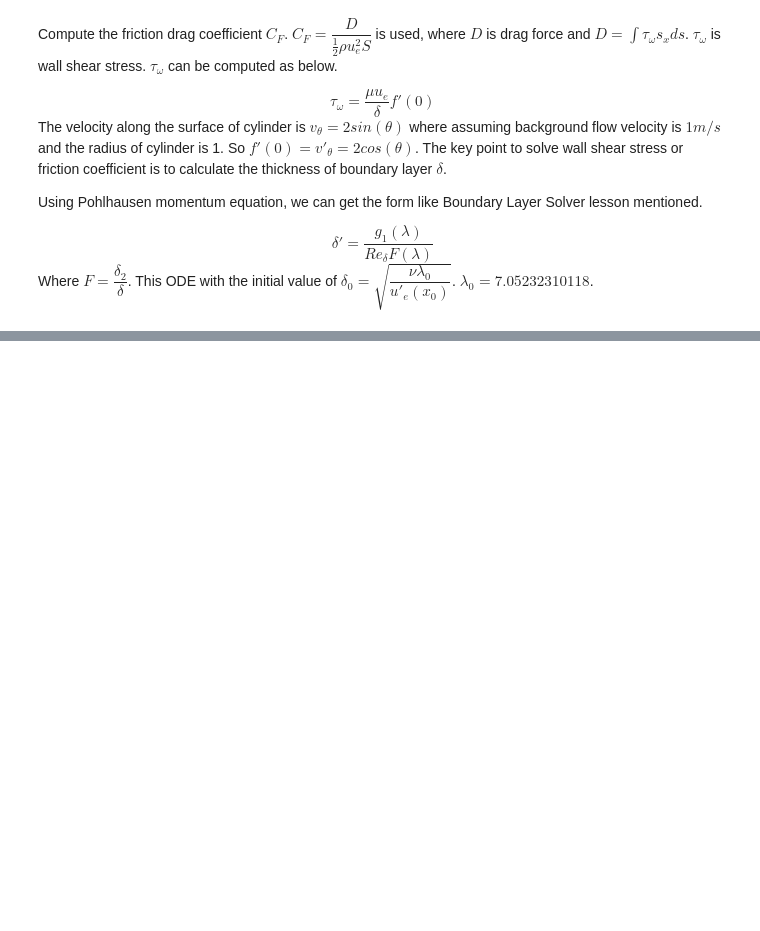
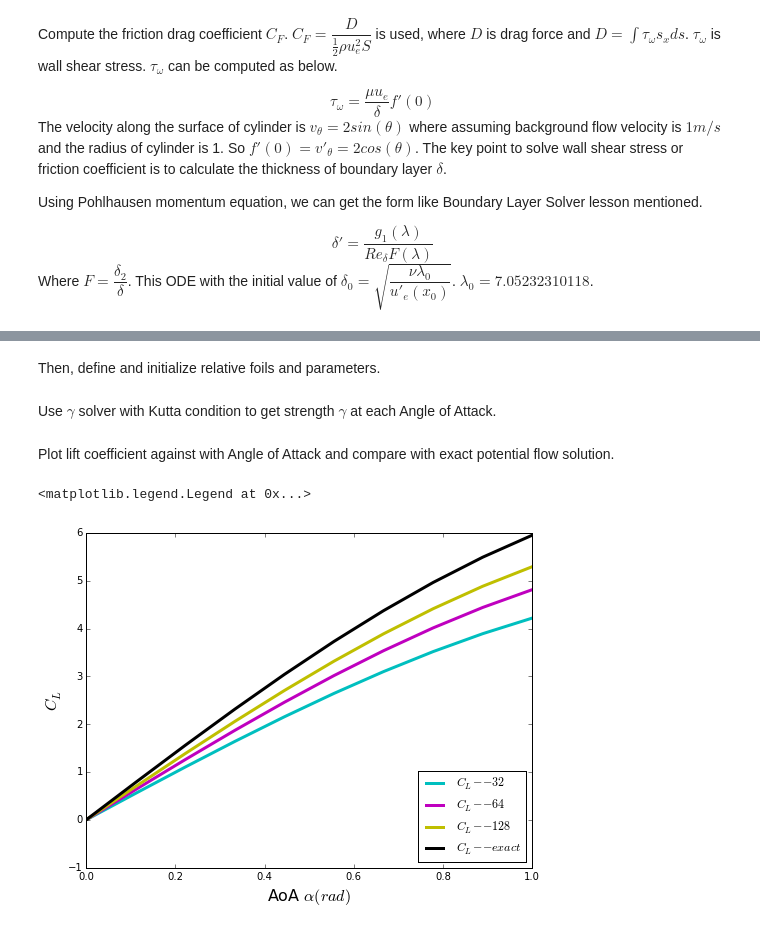
Before and after one commit to chenyongxin/MarineHydroCode, a Jupyter notebook: NumericalHydro.ipynb, the cells around one changed output, grey strips where cells are left out. Drawn from its saved outputs; the diff is of its cells as text; code cells hidden in the pictures; blank space fills up the shorter version.

```diff
--- a/NumericalHydro.ipynb
+++ b/NumericalHydro.ipynb
@@ -133,0 +139,37 @@ Where $F = \dfrac{\delta_2}{\delta}$. This ODE with the initial value of $\delta
+# %% [markdown]
+Then, define and initialize relative foils and parameters.
+# %%
+N1, N2, N3 = 32, 64, 128    # define different resolution
+foil1, foil2, foil3 = make_jukowski(N1), make_jukowski(N2), make_jukowski(N3)   # initialize foils with three resolutions
+n = 10                                # this number is the division of AoA
+alpha = numpy.linspace(0,1,n)         # set angle of attack which is a set of number from 0 to 10**0
+# define a loop to calculate lift coefficient
+CL1, CL2, CL3 = numpy.empty(n), numpy.empty(n), numpy.empty(n) # initialize lift coefficient container
+# %% [markdown]
+Use $\gamma$ solver with Kutta condition to get strength $\gamma$ at each Angle of Attack.
+# %%
+for i in range(n):
+    solve_gamma_kutta(foil1,alpha[i])     # solve for gamma
+    CL1[i] = lift(foil1)
+
+for i in range(n):
+    solve_gamma_kutta(foil2,alpha[i])     # solve for gamma
+    CL2[i] = lift(foil2)
+
+for i in range(n):
+    solve_gamma_kutta(foil3,alpha[i])     # solve for gamma
+    CL3[i] = lift(foil3)
+# %% [markdown]
+Plot lift coefficient against with Angle of Attack and compare with exact potential flow solution.
+# %%
+pyplot.figure(figsize=(8,6))
+pyplot.ylabel(r"$C_L$",fontsize=16)
+pyplot.xlabel(r'AoA $\alpha (rad)$',fontsize=16)
+pyplot.plot(alpha,CL1,lw=3, c='c', label='$C_L--32$')
+pyplot.plot(alpha,CL2,lw=3, c='m', label='$C_L--64$')
+pyplot.plot(alpha,CL3,lw=3, c='y', label='$C_L--128$')
+pyplot.plot(alpha,jukowski_CL(alpha),lw=3, c='k', label='$C_L--exact$')
+pyplot.legend(loc='lower right')
+# %% [output]
+<matplotlib.legend.Legend at 0x...>
+[figure, added]
```
Also changed, not shown: parts of 11 cells of this notebook, 4 other files.
